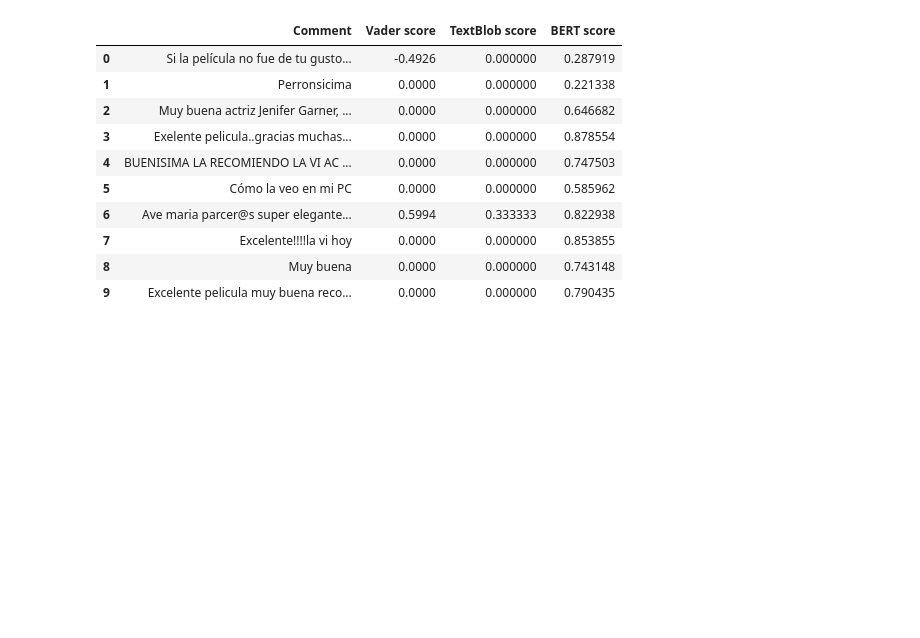
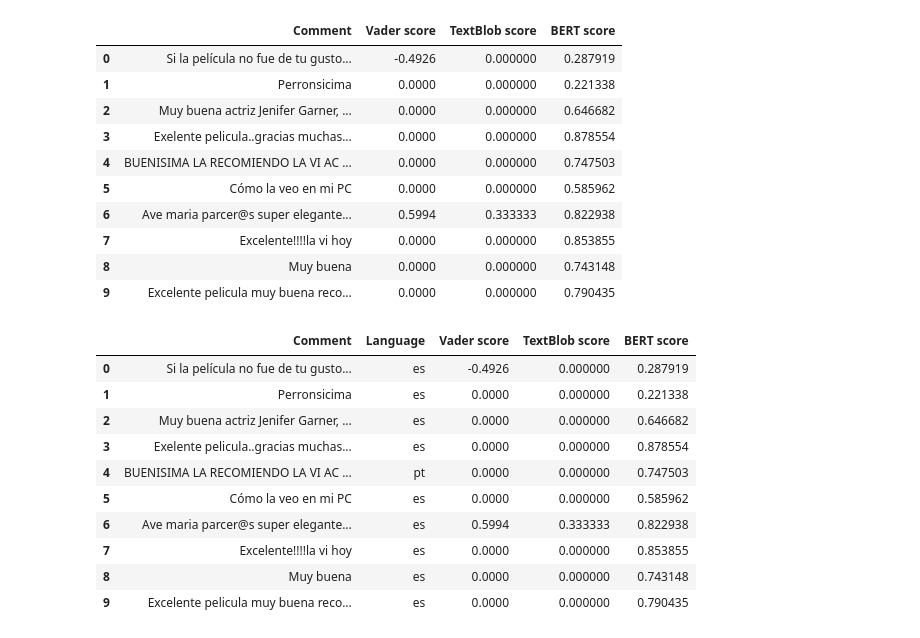
Before and after one commit to gmarsanich/gmarsanichThesis2022, a Jupyter notebook: Thesis Project Notebook.ipynb, the cells around one changed output. Saved outputs shown, nothing was run; the diff lists cells and outputs as text; code cells hidden in the pictures; blank space fills up the shorter version.

Commit message:
Trying different language detection modules

```diff
--- a/Thesis Project Notebook.ipynb
+++ b/Thesis Project Notebook.ipynb
@@ -383,3 +382,30 @@ saved to <analysis_test.csv>
 | 7 | Excelente!!!!la vi hoy | 0.0000 | 0.000000 | 0.853855 |
 | 8 | Muy buena | 0.0000 | 0.000000 | 0.743148 |
 | 9 | Excelente pelicula muy buena reco... | 0.0000 | 0.000000 | 0.790435 |
+# %%
+import langdetect as ld
+
+langs = []
+for c in comment:
+    try:
+        lang = ld.detect(c)
+    except ld.lang_detect_exception.LangDetectException:
+        lang = "NA"
+    langs.append(lang)
+
+lang_series = pd.Series(langs)
+df["Language"] = lang_series
+df = df[["Comment", "Language","Vader score", "TextBlob score",  "BERT score"]]
+df.head(10)
+# %% [output]
+|  | Comment | Language | Vader score | TextBlob score | BERT score |
+| 0 | Si la película no fue de tu gusto... | es | -0.4926 | 0.000000 | 0.287919 |
+| 1 | Perronsicima | es | 0.0000 | 0.000000 | 0.221338 |
+| 2 | Muy buena actriz Jenifer Garner, ... | es | 0.0000 | 0.000000 | 0.646682 |
+| 3 | Exelente pelicula..gracias muchas... | es | 0.0000 | 0.000000 | 0.878554 |
+| 4 | BUENISIMA LA RECOMIENDO LA VI AC ... | pt | 0.0000 | 0.000000 | 0.747503 |
+| 5 | Cómo la veo en mi PC | es | 0.0000 | 0.000000 | 0.585962 |
+| 6 | Ave maria parcer@s super elegante... | es | 0.5994 | 0.333333 | 0.822938 |
+| 7 | Excelente!!!!la vi hoy | es | 0.0000 | 0.000000 | 0.853855 |
+| 8 | Muy buena | es | 0.0000 | 0.000000 | 0.743148 |
+| 9 | Excelente pelicula muy buena reco... | es | 0.0000 | 0.000000 | 0.790435 |
```
Also changed, not shown: parts of 1 cell of this notebook.
